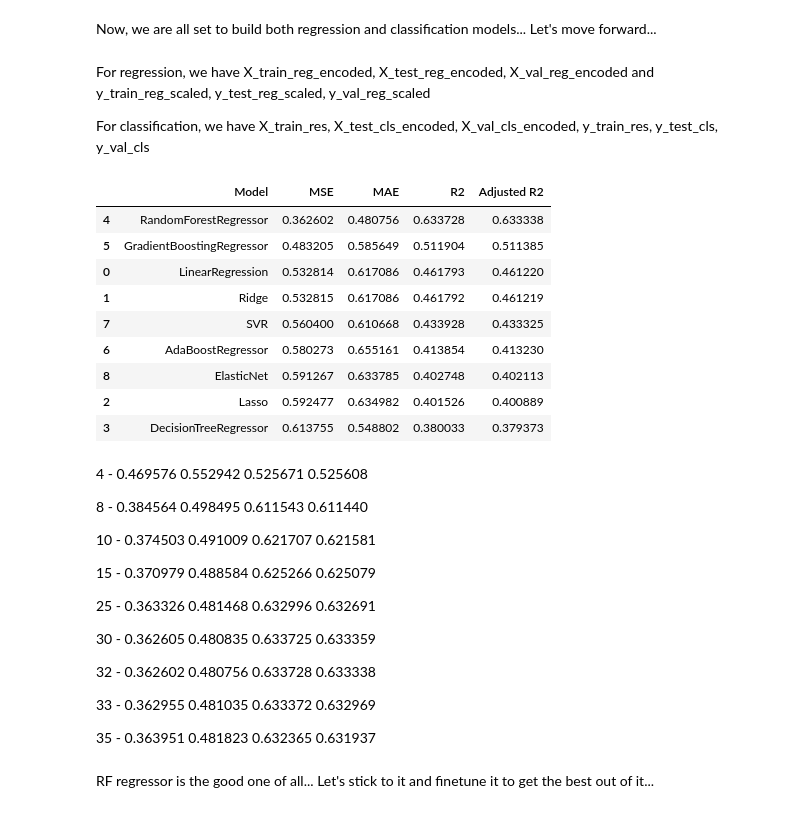
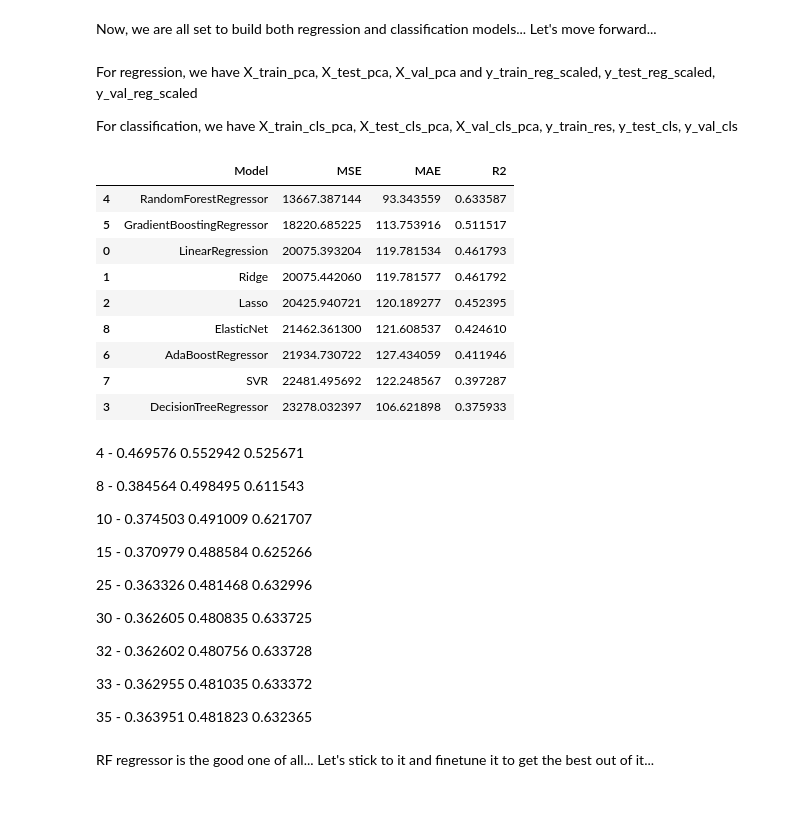
Before and after one commit to Nirmal-Data-Scientist/Copper-Price-Prediction-and-Leads-Classification, a Jupyter notebook: copper-price-prediction-and-leads-classification.ipynb, the cells around one changed output. Cells and saved outputs as stored; diff of their text form; code cells hidden in the pictures.

Commit message:
Added Models

```diff
--- a/copper-price-prediction-and-leads-classification.ipynb
+++ b/copper-price-prediction-and-leads-classification.ipynb
@@ -919,16 +911,16 @@ X_train_cls_encoded[continuous_vars_cls] = scaler_cls.fit_transform(X_train_cls_
 X_test_cls_encoded[continuous_vars_cls] = scaler_cls.transform(X_test_cls_encoded[continuous_vars_cls])
 X_val_cls_encoded[continuous_vars_cls] = scaler_cls.transform(X_val_cls_encoded[continuous_vars_cls])
 # %%
-pca = PCA()
+# pca = PCA()
 
-pca.fit(X_train_reg_encoded)
+# pca.fit(X_train_reg_encoded)
 
-eigenvalues = pca.explained_variance_
+# eigenvalues = pca.explained_variance_
 
-n_components = sum(eigenvalues > 1)
+# n_components = sum(eigenvalues > 1)
 
-pca = PCA(n_components=32)
+pca_reg = PCA(n_components=32)
 
-X_train_pca = pca.fit_transform(X_train_reg_encoded)
-X_test_pca = pca.transform(X_test_reg_encoded)
-X_val_pca = pca.transform(X_val_reg_encoded)
+X_train_reg_pca = pca_reg.fit_transform(X_train_reg_encoded)
+X_test_reg_pca = pca_reg.transform(X_test_reg_encoded)
+X_val_reg_pca = pca_reg.transform(X_val_reg_encoded)
@@ -997,66 +997,65 @@ y_train_res.value_counts().plot.pie(autopct='%.2f', label='', title = 'Leads Pro
 # %% [markdown]
 Now, we are all set to build both regression and classification models... Let's move forward...
 # %% [markdown]
-For regression, we have X_train_reg_encoded, X_test_reg_encoded, X_val_reg_encoded and y_train_reg_scaled, y_test_reg_scaled, y_val_reg_scaled
+For regression, we have X_train_pca, X_test_pca, X_val_pca and y_train_reg_scaled, y_test_reg_scaled, y_val_reg_scaled
 
-For classification, we have X_train_res, X_test_cls_encoded, X_val_cls_encoded, y_train_res, y_test_cls, y_val_cls
+For classification, we have X_train_cls_pca, X_test_cls_pca, X_val_cls_pca, y_train_res, y_test_cls, y_val_cls
 # %%
 regression_models = [
     LinearRegression(),
     Ridge(),
     Lasso(),
     DecisionTreeRegressor(),
     RandomForestRegressor(),
     GradientBoostingRegressor(),
     AdaBoostRegressor(),
     SVR(),
     ElasticNet()
 ]
 
 reg_results = []
 
 for model in regression_models:
     model_name = model.__class__.__name__
-    model.fit(X_train_pca, y_train_reg_scaled.ravel())
-    y_pred = model.predict(X_val_pca)
-    mse = mean_squared_error(y_val_reg_scaled, y_pred)
-    mae = mean_absolute_error(y_val_reg_scaled, y_pred)
-    r2 = r2_score(y_val_reg_scaled, y_pred)
-    adjusted_r2 = 1 - (1 - r2) * (len(X_val_pca) - 1) / (len(X_val_pca) - X_val_pca.shape[1] - 1)
-    reg_results.append({'Model': model_name, 'MSE': mse, 'MAE': mae, 'R2': r2, 'Adjusted R2': adjusted_r2})
+    model.fit(X_train_reg_pca, y_train_reg.ravel())
+    y_pred = model.predict(X_val_reg_pca)
+    mse = mean_squared_error(y_val_reg, y_pred)
+    mae = mean_absolute_error(y_val_reg, y_pred)
+    r2 = r2_score(y_val_reg, y_pred)
+    reg_results.append({'Model': model_name, 'MSE': mse, 'MAE': mae, 'R2': r2})
 
 reg_results_df = pd.DataFrame.from_records(reg_results)
 reg_results_df.sort_values(by='MSE', inplace=True)
 reg_results_df
 # %% [output]
-|  | Model | MSE | MAE | R2 | Adjusted R2 |
-| 4 | RandomForestRegressor | 0.362602 | 0.480756 | 0.633728 | 0.633338 |
-| 5 | GradientBoostingRegressor | 0.483205 | 0.585649 | 0.511904 | 0.511385 |
-| 0 | LinearRegression | 0.532814 | 0.617086 | 0.461793 | 0.461220 |
-| 1 | Ridge | 0.532815 | 0.617086 | 0.461792 | 0.461219 |
-| 7 | SVR | 0.560400 | 0.610668 | 0.433928 | 0.433325 |
-| 6 | AdaBoostRegressor | 0.580273 | 0.655161 | 0.413854 | 0.413230 |
-| 8 | ElasticNet | 0.591267 | 0.633785 | 0.402748 | 0.402113 |
-| 2 | Lasso | 0.592477 | 0.634982 | 0.401526 | 0.400889 |
-| 3 | DecisionTreeRegressor | 0.613755 | 0.548802 | 0.380033 | 0.379373 |
+|  | Model | MSE | MAE | R2 |
+| 4 | RandomForestRegressor | 13667.387144 | 93.343559 | 0.633587 |
+| 5 | GradientBoostingRegressor | 18220.685225 | 113.753916 | 0.511517 |
+| 0 | LinearRegression | 20075.393204 | 119.781534 | 0.461793 |
+| 1 | Ridge | 20075.442060 | 119.781577 | 0.461792 |
+| 2 | Lasso | 20425.940721 | 120.189277 | 0.452395 |
+| 8 | ElasticNet | 21462.361300 | 121.608537 | 0.424610 |
+| 6 | AdaBoostRegressor | 21934.730722 | 127.434059 | 0.411946 |
+| 7 | SVR | 22481.495692 | 122.248567 | 0.397287 |
+| 3 | DecisionTreeRegressor | 23278.032397 | 106.621898 | 0.375933 |
 # %% [markdown]
-4 - 0.469576	0.552942	0.525671	0.525608
+4 - 0.469576	0.552942	0.525671
 
-8 - 0.384564	0.498495	0.611543	0.611440
+8 - 0.384564	0.498495	0.611543
 
-10 - 0.374503	0.491009	0.621707	0.621581
+10 - 0.374503	0.491009	0.621707
 
-15 - 0.370979	0.488584	0.625266	0.625079
+15 - 0.370979	0.488584	0.625266
 
-25 - 0.363326	0.481468	0.632996	0.632691
+25 - 0.363326	0.481468	0.632996
 
-30 - 0.362605	0.480835	0.633725	0.633359
+30 - 0.362605	0.480835	0.633725
 
-32 - 0.362602	0.480756	0.633728	0.633338
+32 - 0.362602	0.480756	0.633728
 
-33 - 0.362955	0.481035	0.633372	0.632969
+33 - 0.362955	0.481035	0.633372
 
-35 - 0.363951	0.481823	0.632365	0.631937
+35 - 0.363951	0.481823	0.632365
 # %% [markdown]
 RF regressor is the good one of all... Let's stick to it and finetune it to get the best out of it...
 # %%
```
Also changed, not shown: parts of 16 cells of this notebook, 11 other files.
